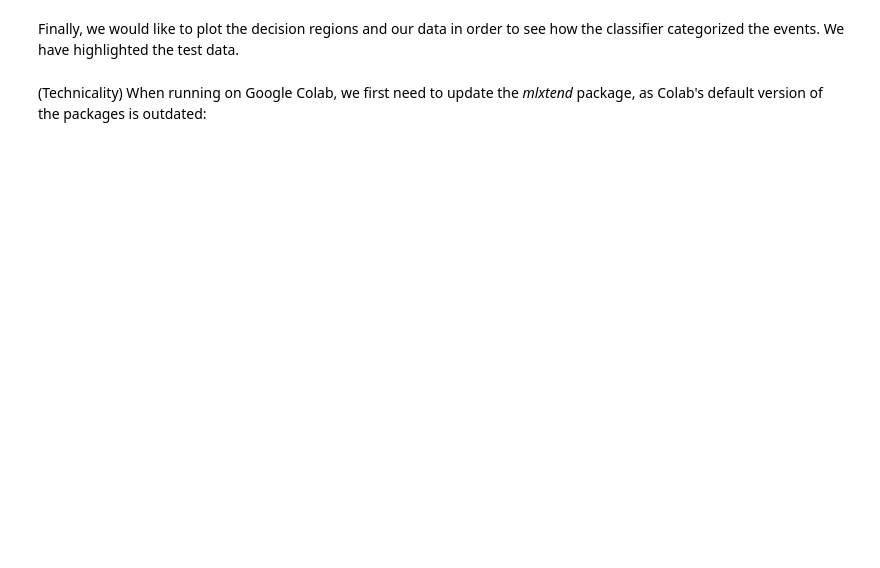
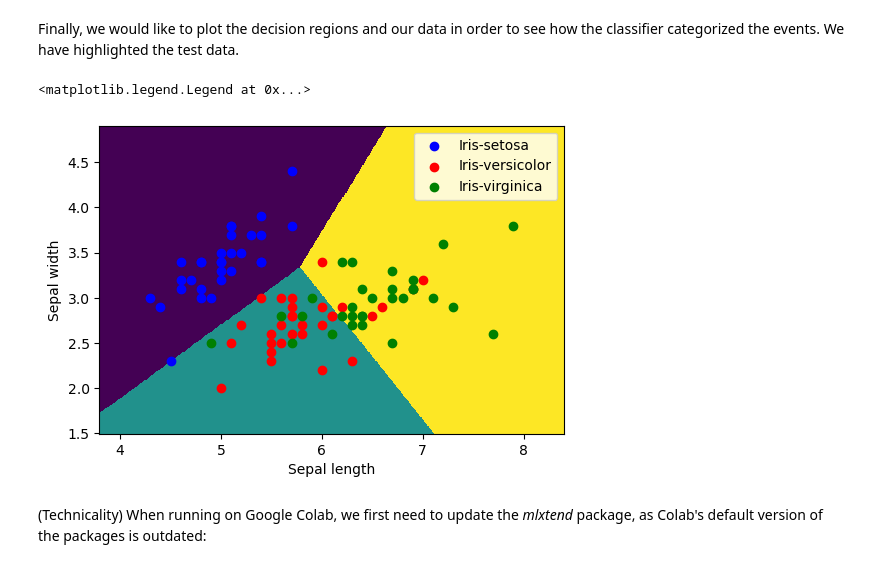
Before and after one commit to lennartvoelz/machine_learning_lecture, a Jupyter notebook: exercises/ex1/ex1.ipynb, the cells around one changed output. Drawn from its saved outputs; the diff is of its cells as text; code cells hidden in the pictures; blank space fills up the shorter version.

```diff
--- a/exercises/ex1/ex1.ipynb
+++ b/exercises/ex1/ex1.ipynb
@@ -310,4 +627,30 @@ print('Classification Report:\n', classification_report(y_test, y_pred))
 # %% [markdown]
 Finally, we would like to plot the decision regions and our data in order to see how the classifier categorized the events. We have highlighted the test data.
+# %%
+x_min, x_max = X[:, 0].min() - 0.5, X[:, 0].max() + 0.5
+y_min, y_max = X[:, 1].min() - 0.5, X[:, 1].max() + 0.5
+h = 0.01
+
+xx, yy = np.meshgrid(np.arange(x_min, x_max, h), np.arange(y_min, y_max, h))
+
+#print(np.c_[xx.ravel(), yy.ravel()])
+#print(xx.shape)
+#print(xx.ravel().shape)
+
+Z = lr.predict(np.c_[xx.ravel(), yy.ravel()])
+Z = Z.reshape(xx.shape)
+
+plt.figure(1, figsize=(6, 4))
+plt.pcolormesh(xx, yy, Z, cmap="viridis")
+
+for i in range(len(colors)):
+    plt.scatter(X_train[y_train == i, 0], X_train[y_train == i, 1], c=colors[i], label=labels[i], marker='o')
+
+plt.xlabel('Sepal length')
+plt.ylabel('Sepal width')
+plt.legend()
+# %% [output]
+<matplotlib.legend.Legend at 0x...>
+[figure, added]
 # %% [markdown]
 (Technicality) When running on Google Colab, we first need to update the *mlxtend* package, as Colab's default version of the packages is outdated:
```
Also changed, not shown: parts of 35 cells of this notebook, 2 other files.
